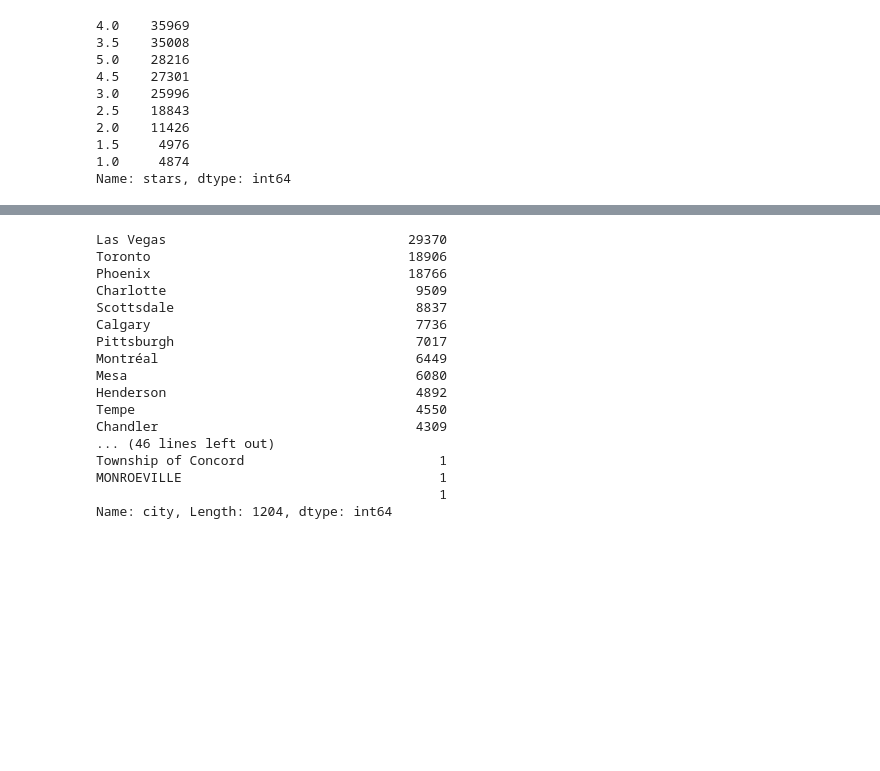
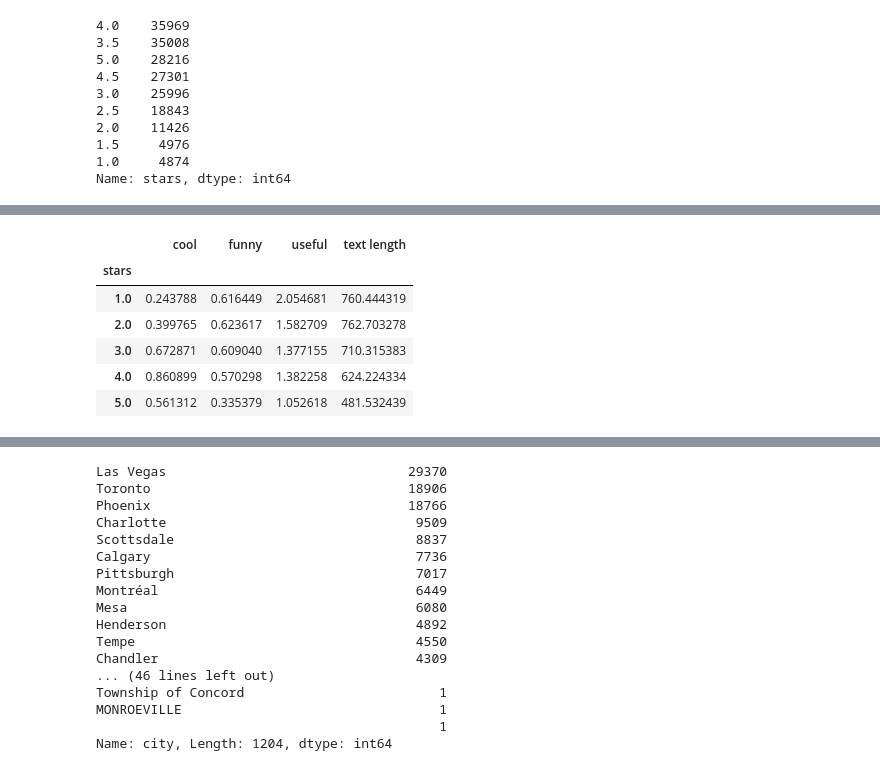
Before and after one commit to ntlrs/Data620, a Jupyter notebook: Final Project/Data_620_Final.ipynb, the cells around one changed output, grey strips where cells are left out. Cells and saved outputs as stored; diff of their text form; code cells hidden in the pictures; blank space fills up the shorter version.

```diff
--- a/Final Project/Data_620_Final.ipynb
+++ b/Final Project/Data_620_Final.ipynb
@@ -117,0 +139,11 @@ Name: stars, dtype: int64
+# %%
+stars = review_df.groupby('stars').mean()
+stars
+# %% [output]
+|  | cool | funny | useful | text length |
+| stars |  |  |  |  |
+| 1.0 | 0.243788 | 0.616449 | 2.054681 | 760.444319 |
+| 2.0 | 0.399765 | 0.623617 | 1.582709 | 762.703278 |
+| 3.0 | 0.672871 | 0.609040 | 1.377155 | 710.315383 |
+| 4.0 | 0.860899 | 0.570298 | 1.382258 | 624.224334 |
+| 5.0 | 0.561312 | 0.335379 | 1.052618 | 481.532439 |
```
Also changed, not shown: parts of 4 cells of this notebook.
